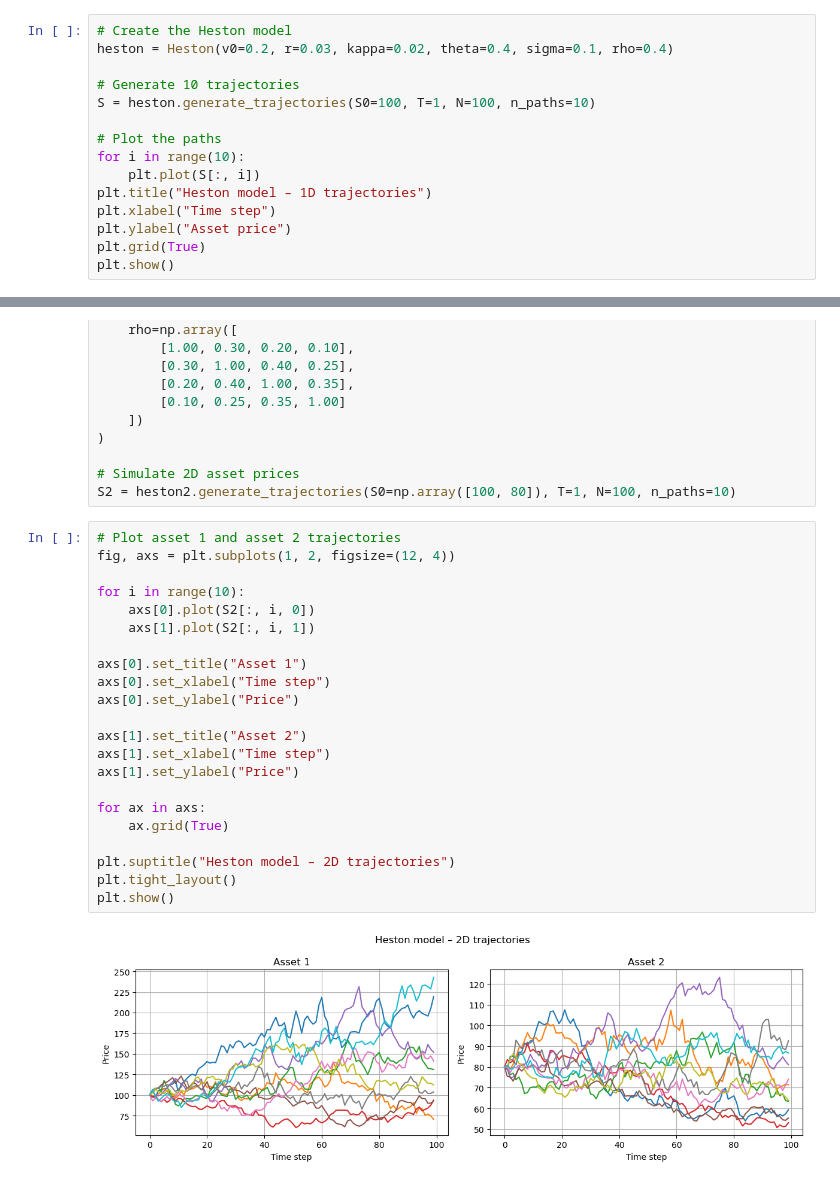
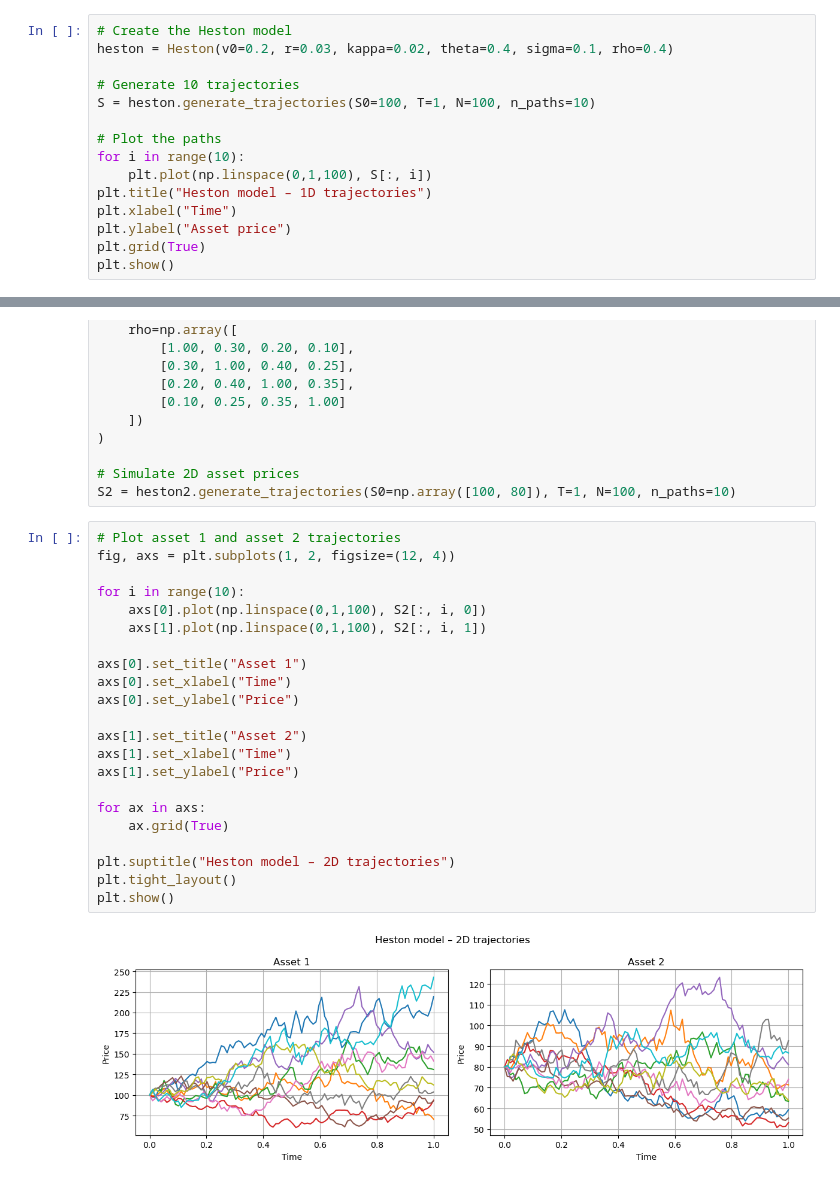
Before and after one commit to Shiaroku/DeepOptimalOptionStopping, a Jupyter notebook: notebooks/HestonModel_Examples.ipynb, the cells around one changed output, grey strips where cells are left out. Saved outputs shown, nothing was run; the diff lists cells and outputs as text.

```diff
--- a/notebooks/HestonModel_Examples.ipynb
+++ b/notebooks/HestonModel_Examples.ipynb
@@ -29,9 +29,9 @@ S = heston.generate_trajectories(S0=100, T=1, N=100, n_paths=10)
 
 # Plot the paths
 for i in range(10):
-    plt.plot(S[:, i])
+    plt.plot(np.linspace(0,1,100), S[:, i])
 plt.title("Heston model – 1D trajectories")
-plt.xlabel("Time step")
+plt.xlabel("Time")
 plt.ylabel("Asset price")
 plt.grid(True)
 plt.show()
@@ -85,24 +85,24 @@ S2 = heston2.generate_trajectories(S0=np.array([100, 80]), T=1, N=100, n_paths=1
 # %%
 # Plot asset 1 and asset 2 trajectories
 fig, axs = plt.subplots(1, 2, figsize=(12, 4))
 
 for i in range(10):
-    axs[0].plot(S2[:, i, 0])
-    axs[1].plot(S2[:, i, 1])
+    axs[0].plot(np.linspace(0,1,100), S2[:, i, 0])
+    axs[1].plot(np.linspace(0,1,100), S2[:, i, 1])
 
 axs[0].set_title("Asset 1")
-axs[0].set_xlabel("Time step")
+axs[0].set_xlabel("Time")
 axs[0].set_ylabel("Price")
 
 axs[1].set_title("Asset 2")
-axs[1].set_xlabel("Time step")
+axs[1].set_xlabel("Time")
 axs[1].set_ylabel("Price")
 
 for ax in axs:
     ax.grid(True)
 
 plt.suptitle("Heston model – 2D trajectories")
 plt.tight_layout()
 plt.show()
 # %% [output]
-[figure, old version]
+[figure, new version]
```
Also changed, not shown: parts of 1 cell of this notebook.
